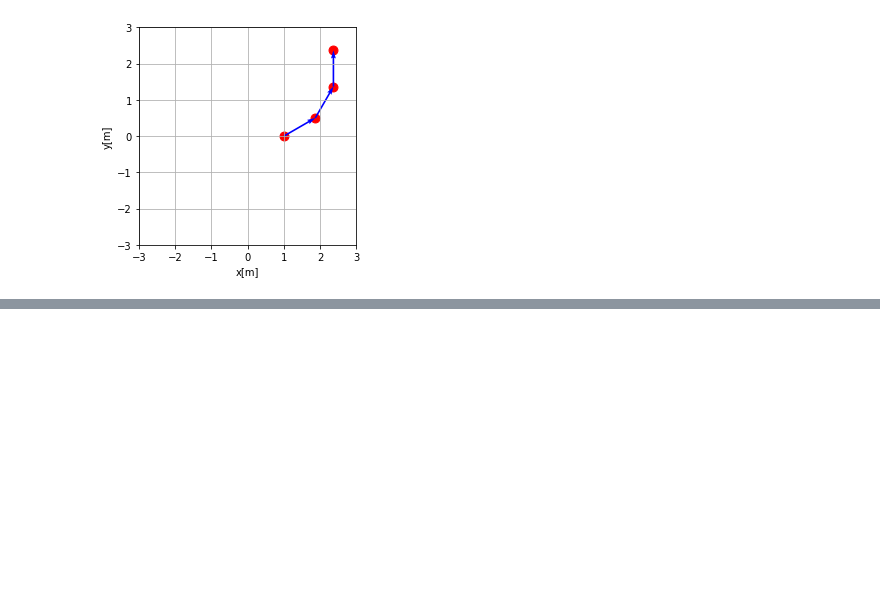
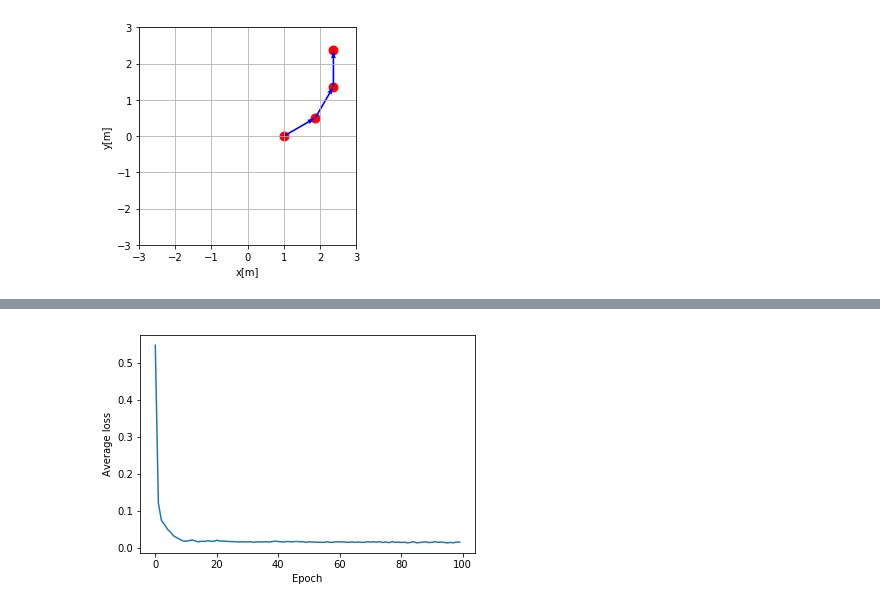
Before and after one commit to yotaseki/ROS-Cart, a Jupyter notebook: script/Train.ipynb, the cells around one changed output, grey strips where cells are left out. Cells and saved outputs as stored; diff of their text form; code cells hidden in the pictures; blank space fills up the shorter version.

```diff
--- a/script/Train.ipynb
+++ b/script/Train.ipynb
@@ -190,6 +195,6 @@ def train(model,X,epoch=10):
     return model
 # %%
-EPOCH = 10
+EPOCH = 100
 model = Generator(DATA_NUM_WAYPOINTS,DATA_NUM_STEP)
 model = train(model,X_train,epoch=EPOCH)
 print('finished')
@@ -207,2 +218,3 @@ epoch 10 loss variable(0.05217924)
 finished
+[figure, added]
 # %%
```
Also changed, not shown: parts of 8 cells of this notebook, 1 other file.
